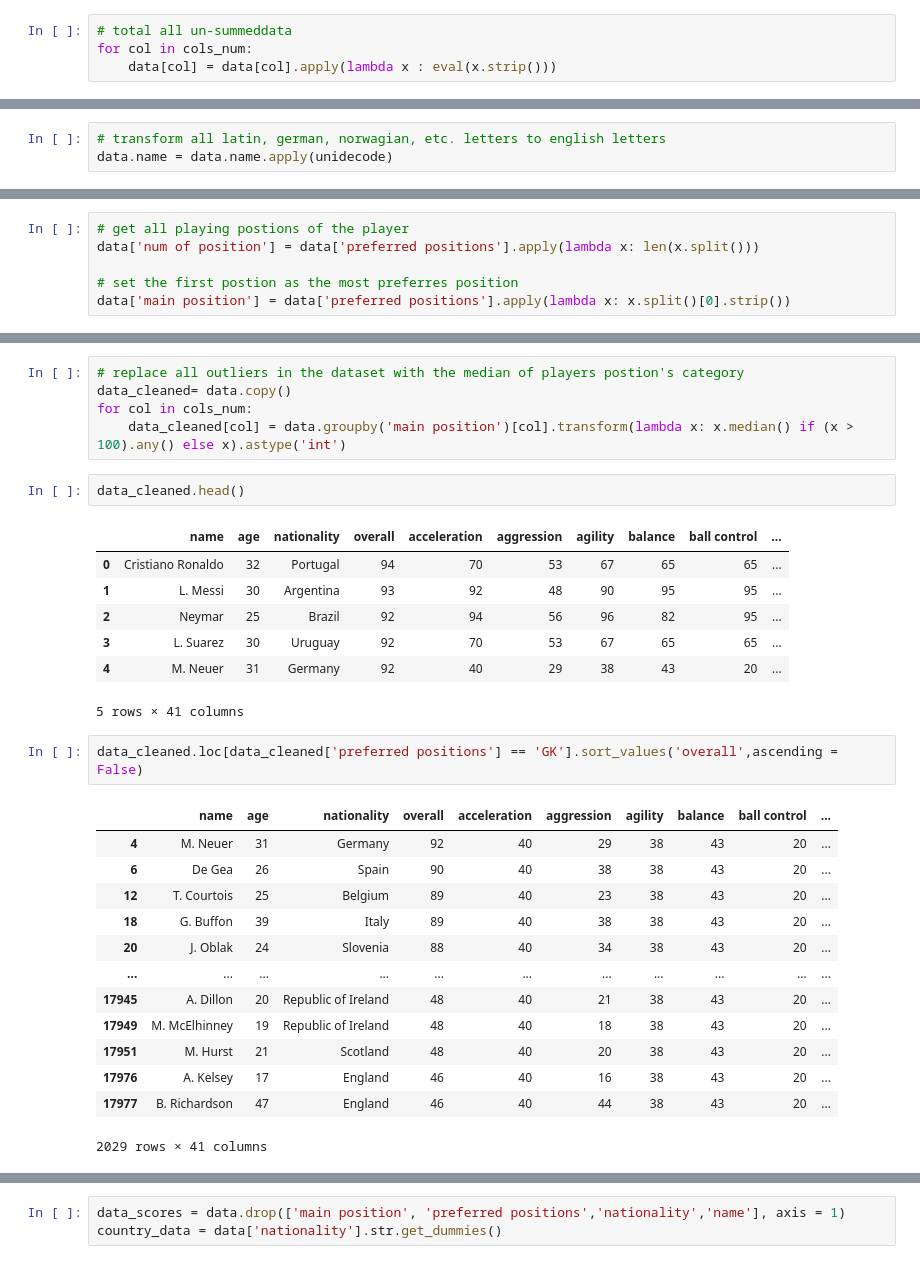
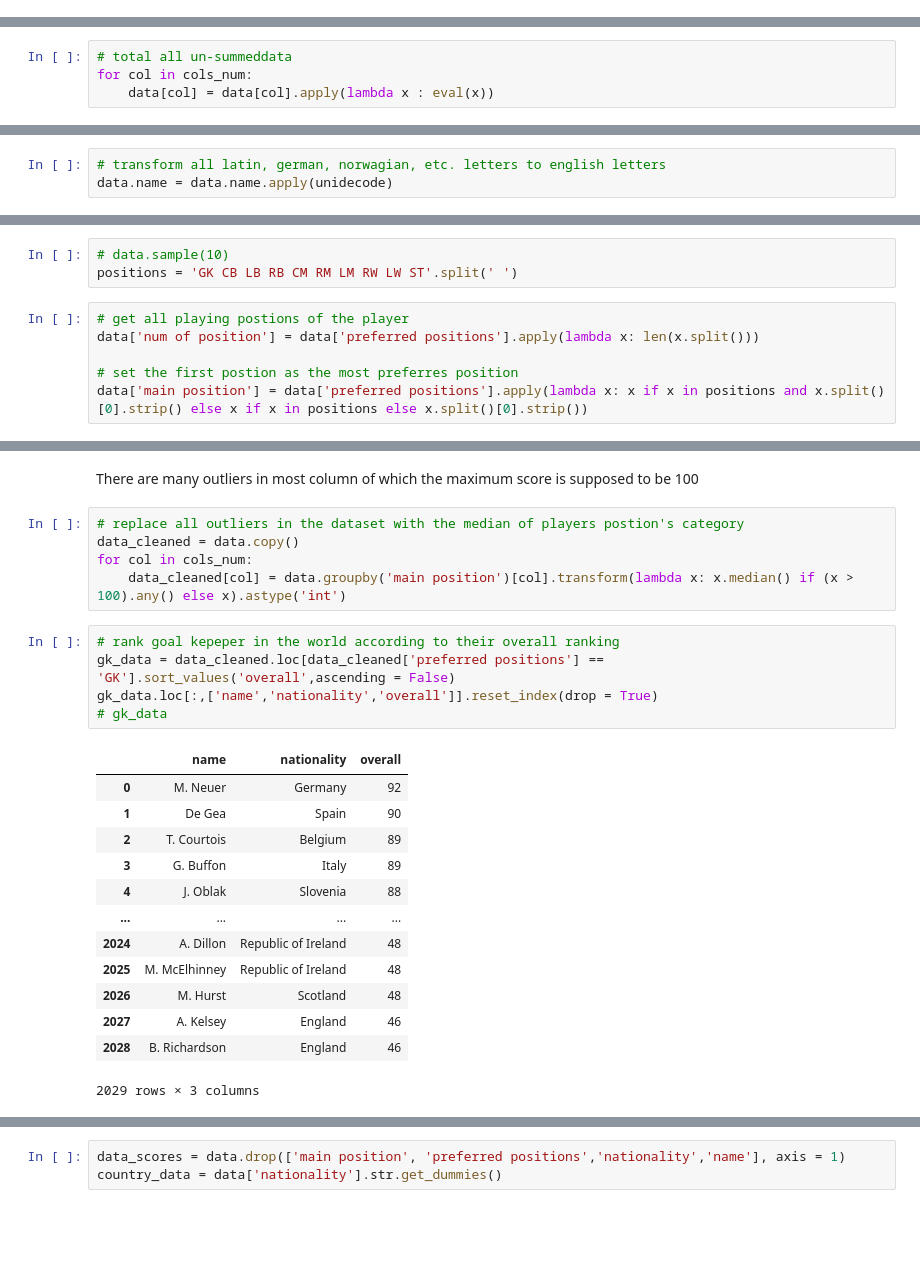
Before and after one commit to imabiodun/fifa-ranking, a Jupyter notebook: fifa-player-ranking.ipynb, the cells around one changed output, grey strips where cells are left out. Cells and saved outputs as stored; diff of their text form; blank space fills up the shorter version.

Commit message:
1. check for few more details generally on the data

```diff
--- a/fifa-player-ranking.ipynb
+++ b/fifa-player-ranking.ipynb
@@ -79,7 +79,3 @@ Index(['acceleration', 'aggression', 'agility', 'balance', 'ball control',
        'sliding tackle', 'sprint speed', 'stamina', 'standing tackle',
        'strength', 'vision', 'volleys'],
       dtype='object')
-# %%
-# total all un-summeddata
-for col in cols_num:
-    data[col] = data[col].apply(lambda x : eval(x.strip()))
@@ -86,3 +86,7 @@ for col in cols_num:
+# %%
+# total all un-summeddata
+for col in cols_num:
+    data[col] = data[col].apply(lambda x : eval(x))
 # %%
 # remove all extra spaces in the object type columns
 data[['name','preferred positions','nationality']] = data[['name','preferred positions','nationality']].applymap(str.strip)
@@ -95,6 +114,9 @@ data_pos = data['preferred positions'].str.get_dummies(sep = ' ')
+# %%
+# data.sample(10)
+positions = 'GK CB LB RB CM RM LM RW LW ST'.split(' ')
 # %%
 # get all playing postions of the player
 data['num of position'] = data['preferred positions'].apply(lambda x: len(x.split()))
 
 # set the first postion as the most preferres position
-data['main position'] = data['preferred positions'].apply(lambda x: x.split()[0].strip())
+data['main position'] = data['preferred positions'].apply(lambda x: x if x in positions and x.split()[0].strip() else x if x in positions else x.split()[0].strip())
@@ -121,31 +143,26 @@ data.describe().T
+# %% [markdown]
+There are many outliers in most column of which the maximum score is supposed to be 100
 # %%
 # replace all outliers in the dataset with the median of players postion's category
-data_cleaned= data.copy()
+data_cleaned = data.copy()
 for col in cols_num:
     data_cleaned[col] = data.groupby('main position')[col].transform(lambda x: x.median() if (x > 100).any() else x).astype('int')
-# %%
-data_cleaned.head()
-# %% [output]
-|  | name | age | nationality | overall | acceleration | aggression | agility | balance | ball control | ... |
-| 0 | Cristiano Ronaldo | 32 | Portugal | 94 | 70 | 53 | 67 | 65 | 65 | ... |
-| 1 | L. Messi | 30 | Argentina | 93 | 92 | 48 | 90 | 95 | 95 | ... |
-| 2 | Neymar | 25 | Brazil | 92 | 94 | 56 | 96 | 82 | 95 | ... |
-| 3 | L. Suarez | 30 | Uruguay | 92 | 70 | 53 | 67 | 65 | 65 | ... |
-| 4 | M. Neuer | 31 | Germany | 92 | 40 | 29 | 38 | 43 | 20 | ... |
-5 rows × 41 columns
 # %%
-data_cleaned.loc[data_cleaned['preferred positions'] == 'GK'].sort_values('overall',ascending = False)
+# rank goal kepeper in the world according to their overall ranking
+gk_data = data_cleaned.loc[data_cleaned['preferred positions'] == 'GK'].sort_values('overall',ascending = False)
+gk_data.loc[:,['name','nationality','overall']].reset_index(drop = True)
+# gk_data
 # %% [output]
-|  | name | age | nationality | overall | acceleration | aggression | agility | balance | ball control | ... |
-| 4 | M. Neuer | 31 | Germany | 92 | 40 | 29 | 38 | 43 | 20 | ... |
-| 6 | De Gea | 26 | Spain | 90 | 40 | 38 | 38 | 43 | 20 | ... |
-| 12 | T. Courtois | 25 | Belgium | 89 | 40 | 23 | 38 | 43 | 20 | ... |
-| 18 | G. Buffon | 39 | Italy | 89 | 40 | 38 | 38 | 43 | 20 | ... |
-| 20 | J. Oblak | 24 | Slovenia | 88 | 40 | 34 | 38 | 43 | 20 | ... |
-| ... | ... | ... | ... | ... | ... | ... | ... | ... | ... | ... |
-| 17945 | A. Dillon | 20 | Republic of Ireland | 48 | 40 | 21 | 38 | 43 | 20 | ... |
-| 17949 | M. McElhinney | 19 | Republic of Ireland | 48 | 40 | 18 | 38 | 43 | 20 | ... |
-| 17951 | M. Hurst | 21 | Scotland | 48 | 40 | 20 | 38 | 43 | 20 | ... |
-| 17976 | A. Kelsey | 17 | England | 46 | 40 | 16 | 38 | 43 | 20 | ... |
-| 17977 | B. Richardson | 47 | England | 46 | 40 | 44 | 38 | 43 | 20 | ... |
+|  | name | nationality | overall |
+| 0 | M. Neuer | Germany | 92 |
+| 1 | De Gea | Spain | 90 |
+| 2 | T. Courtois | Belgium | 89 |
+| 3 | G. Buffon | Italy | 89 |
+| 4 | J. Oblak | Slovenia | 88 |
+| ... | ... | ... | ... |
+| 2024 | A. Dillon | Republic of Ireland | 48 |
+| 2025 | M. McElhinney | Republic of Ireland | 48 |
+| 2026 | M. Hurst | Scotland | 48 |
+| 2027 | A. Kelsey | England | 46 |
+| 2028 | B. Richardson | England | 46 |
-2029 rows × 41 columns
+2029 rows × 3 columns
```
Also changed, not shown: parts of 27 cells of this notebook.
